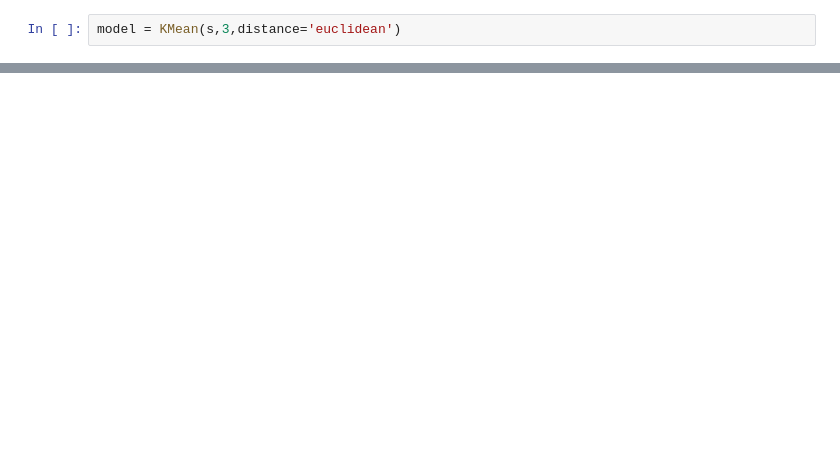
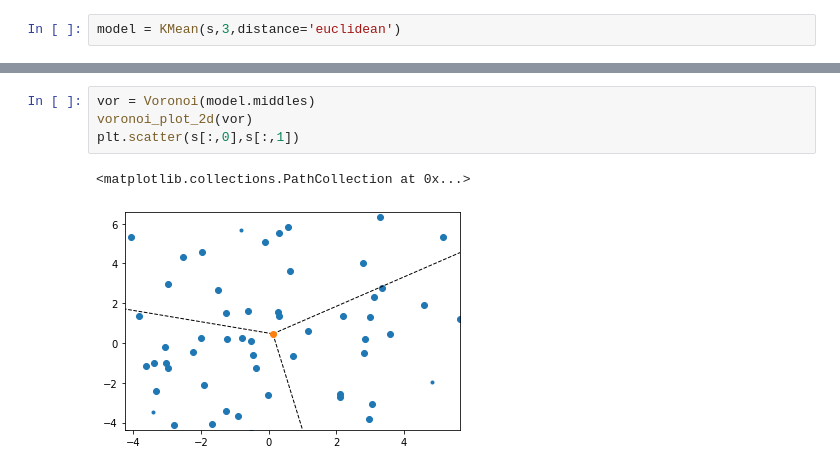
Before and after one commit to duranbe/clustering, a Jupyter notebook: Gaussian Scatter Plot.ipynb, the cells around one changed output, grey strips where cells are left out. Saved outputs shown, nothing was run; the diff lists cells and outputs as text; blank space fills up the shorter version.

Commit message:
Add sample voronai diagram

```diff
--- a/Gaussian Scatter Plot.ipynb
+++ b/Gaussian Scatter Plot.ipynb
@@ -25,0 +29,7 @@ array([[ 5.22322798,  0.33736532],
+# %%
+vor = Voronoi(model.middles)
+voronoi_plot_2d(vor)
+plt.scatter(s[:,0],s[:,1])
+# %% [output]
+<matplotlib.collections.PathCollection at 0x...>
+[figure, added]
```
Also changed, not shown: parts of 4 cells of this notebook.
